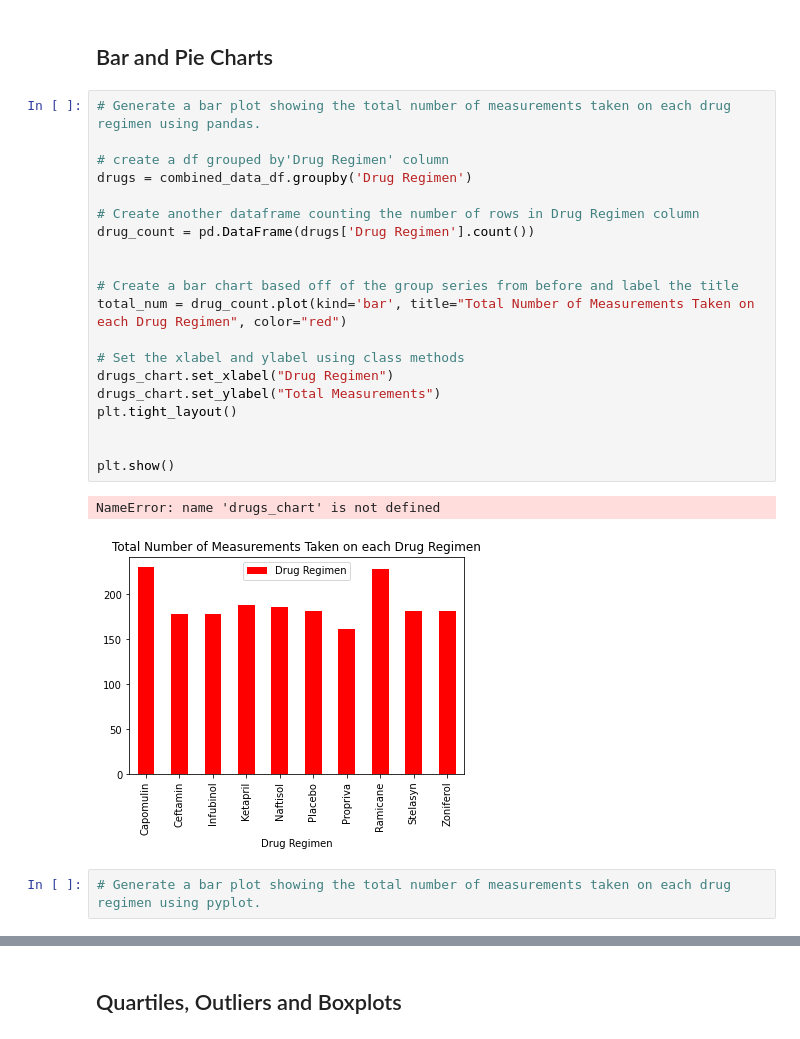
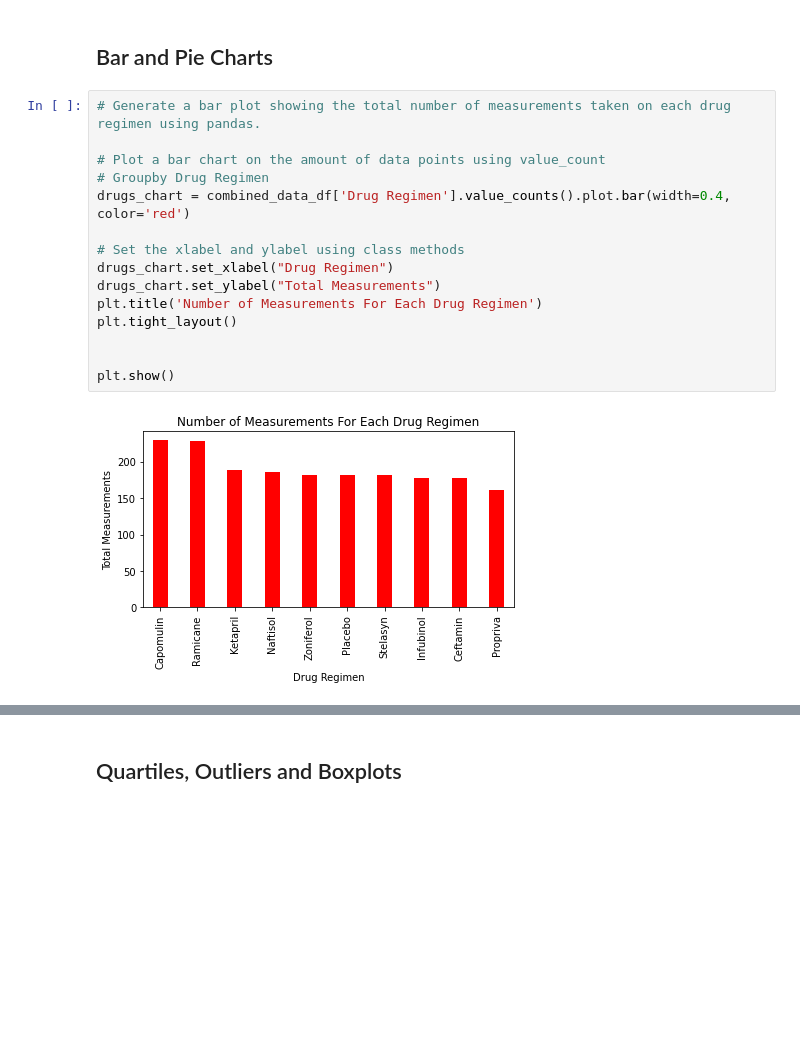
Before and after one commit to ismahanadan/Treatment-Regimens-Analysis, a Jupyter notebook: Pymaceuticals/pymaceuticals_starter.ipynb, the cells around one changed output, grey strips where cells are left out. Cells and saved outputs as stored; diff of their text form; blank space fills up the shorter version.

Commit message:
adding bar and pie charts

```diff
--- a/Pymaceuticals/pymaceuticals_starter.ipynb
+++ b/Pymaceuticals/pymaceuticals_starter.ipynb
@@ -104,25 +140,17 @@ tumor_summary_df.head()
 # %%
 # Generate a bar plot showing the total number of measurements taken on each drug regimen using pandas.
 
-# create a df grouped by'Drug Regimen' column
-drugs = combined_data_df.groupby('Drug Regimen')
-
-# Create another dataframe counting the number of rows in Drug Regimen column
-drug_count = pd.DataFrame(drugs['Drug Regimen'].count())
-
-
-# Create a bar chart based off of the group series from before and label the title
-total_num = drug_count.plot(kind='bar', title="Total Number of Measurements Taken on each Drug Regimen", color="red")
+# Plot a bar chart on the amount of data points using value_count
+# Groupby Drug Regimen
+drugs_chart = combined_data_df['Drug Regimen'].value_counts().plot.bar(width=0.4, color='red')
 
 # Set the xlabel and ylabel using class methods
 drugs_chart.set_xlabel("Drug Regimen")
 drugs_chart.set_ylabel("Total Measurements")
+plt.title('Number of Measurements For Each Drug Regimen')
 plt.tight_layout()
 
 
 plt.show()
 # %% [output]
-NameError: name 'drugs_chart' is not defined
-[figure, old version]
+[figure, new version]
-# %%
-# Generate a bar plot showing the total number of measurements taken on each drug regimen using pyplot.
```
Also changed, not shown: parts of 15 cells of this notebook.
